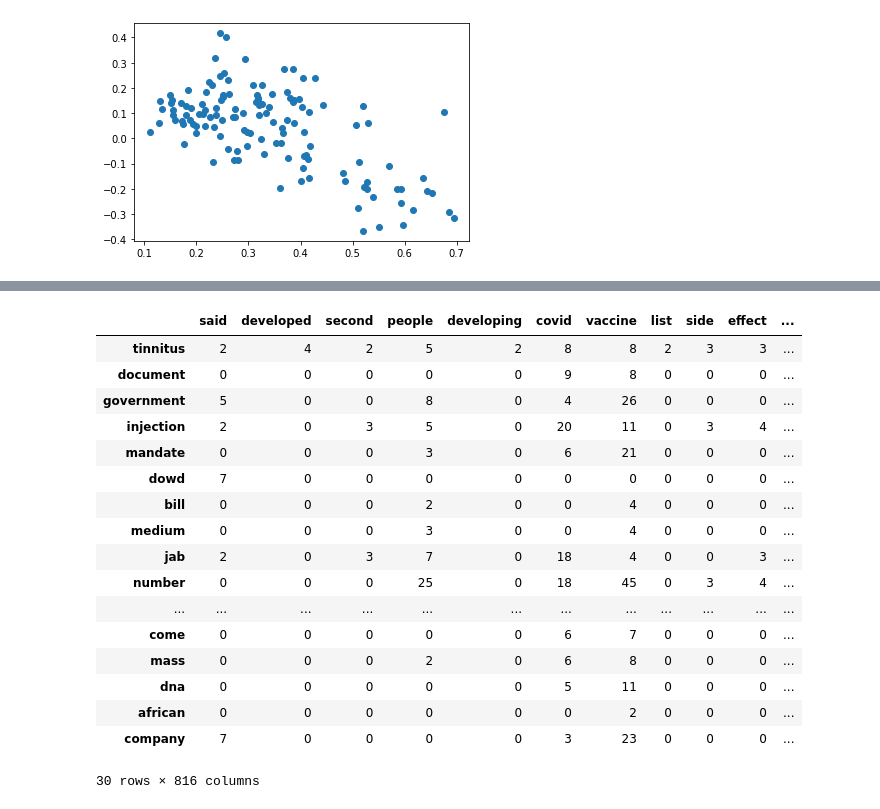
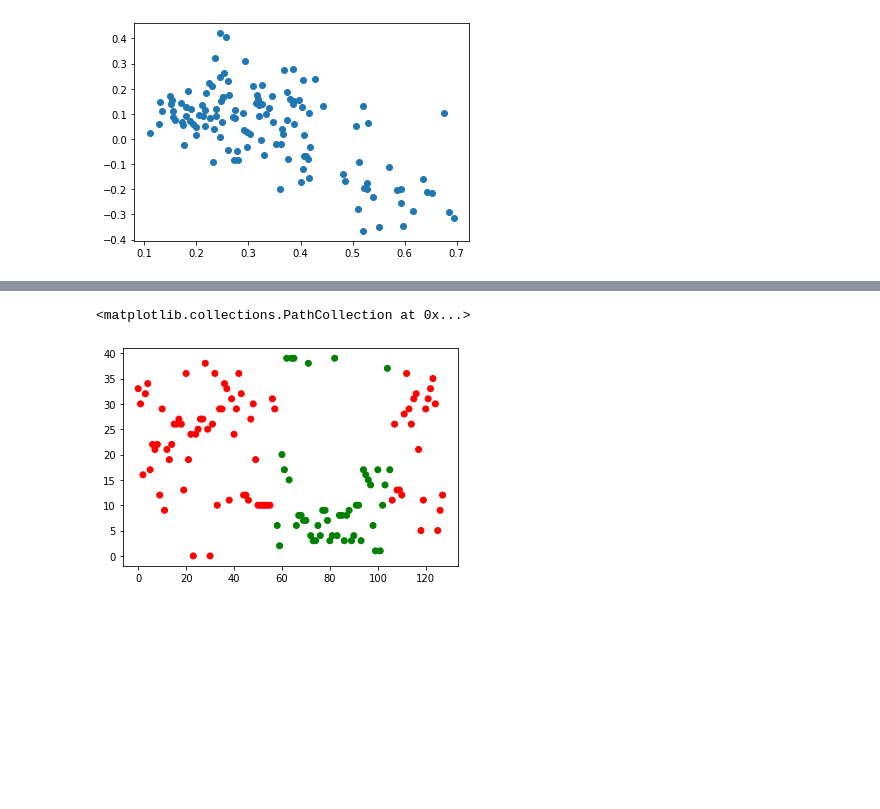
Before and after one commit to qaziok/ModelowanieGlebokichPrzekonan, a Jupyter notebook: DeepBeliefModeling.ipynb, the cells around one changed output, grey strips where cells are left out. Saved outputs shown, nothing was run; the diff lists cells and outputs as text; code cells hidden in the pictures; blank space fills up the shorter version.

```diff
--- a/DeepBeliefModeling.ipynb
+++ b/DeepBeliefModeling.ipynb
@@ -140,17 +140,3 @@ slowa_anty, slowa_pro = f_importances_graph(clf.coef_,tfidf_tokens, limit=30)
 # %%
 with open("model_storage/words_pa.pkl","rb") as file:
     words_pa = pickle.load(file)
-# %%
-from collections import defaultdict
-
-slownik_anty = {s:defaultdict(int) for _,s in slowa_anty}
-slownik_pro = {s:defaultdict(int) for _,s in slowa_pro}
-r = 3
-
-for a in words_pa:
-    for i,w in enumerate(a):
-        for slownik in (slownik_pro,slownik_anty):
-            if w in slownik.keys():
-                for n in range(max(i-r,0),min(i+r,len(a))):
-                    if a[n] not in slownik.keys():
-                        slownik[w][a[n]]+=1
@@ -188,31 +143,28 @@ pro
-# %%
-data_anty={}
-for i,(k,d) in enumerate(slownik_anty.items()):
-    for w,v in d.items():
-        if v > 1:
-            if w not in data_anty.keys():
-                data_anty[w] = [0 for _ in slownik_anty.keys()]
-            data_anty[w][i] = v
-
-
-anty = pd.DataFrame(data_anty,index=slownik_anty.keys())
-anty
-# %% [output]
-|  | said | developed | second | people | developing | covid | vaccine | list | side | effect | ... |
-| tinnitus | 2 | 4 | 2 | 5 | 2 | 8 | 8 | 2 | 3 | 3 | ... |
-| document | 0 | 0 | 0 | 0 | 0 | 9 | 8 | 0 | 0 | 0 | ... |
-| government | 5 | 0 | 0 | 8 | 0 | 4 | 26 | 0 | 0 | 0 | ... |
-| injection | 2 | 0 | 3 | 5 | 0 | 20 | 11 | 0 | 3 | 4 | ... |
-| mandate | 0 | 0 | 0 | 3 | 0 | 6 | 21 | 0 | 0 | 0 | ... |
-| dowd | 7 | 0 | 0 | 0 | 0 | 0 | 0 | 0 | 0 | 0 | ... |
-| bill | 0 | 0 | 0 | 2 | 0 | 0 | 4 | 0 | 0 | 0 | ... |
-| medium | 0 | 0 | 0 | 3 | 0 | 0 | 4 | 0 | 0 | 0 | ... |
-| jab | 2 | 0 | 3 | 7 | 0 | 18 | 4 | 0 | 0 | 3 | ... |
-| number | 0 | 0 | 0 | 25 | 0 | 18 | 45 | 0 | 3 | 4 | ... |
-| ... | ... | ... | ... | ... | ... | ... | ... | ... | ... | ... | ... |
-| come | 0 | 0 | 0 | 0 | 0 | 6 | 7 | 0 | 0 | 0 | ... |
-| mass | 0 | 0 | 0 | 2 | 0 | 6 | 8 | 0 | 0 | 0 | ... |
-| dna | 0 | 0 | 0 | 0 | 0 | 5 | 11 | 0 | 0 | 0 | ... |
-| african | 0 | 0 | 0 | 0 | 0 | 0 | 2 | 0 | 0 | 0 | ... |
-| company | 7 | 0 | 0 | 0 | 0 | 3 | 23 | 0 | 0 | 0 | ... |
-30 rows × 816 columns
+# %%
+from collections import Counter,defaultdict
+from sklearn.feature_extraction.text import TfidfTransformer
+
+slowa_kluczowe = [s for _,s in slowa_pro+slowa_anty]
+article_vectors = []
+
+
+for a in words_pa:
+    zliczone = Counter([word for word in a if word in slowa_kluczowe])
+    article_vectors.append([zliczone[s] for s in slowa_kluczowe])
+
+article_vectors = TfidfTransformer().fit_transform(article_vectors)
+# %%
+from sklearn_som.som import SOM
+
+som = SOM(40,1,40,max_iter=10000)
+
+som.fit(article_vectors.toarray(),10000)
+
+p = som.predict(article_vectors.toarray())
+# %%
+p,c = zip(*zip(p,["g" if l else "r" for l in df_train["label"]]))
+# %%
+plt.scatter(range(len(p)),p,c=c)
+# %% [output]
+<matplotlib.collections.PathCollection at 0x...>
+[figure, added]
```
Also changed, not shown: parts of 3 cells of this notebook, 1 other file.
